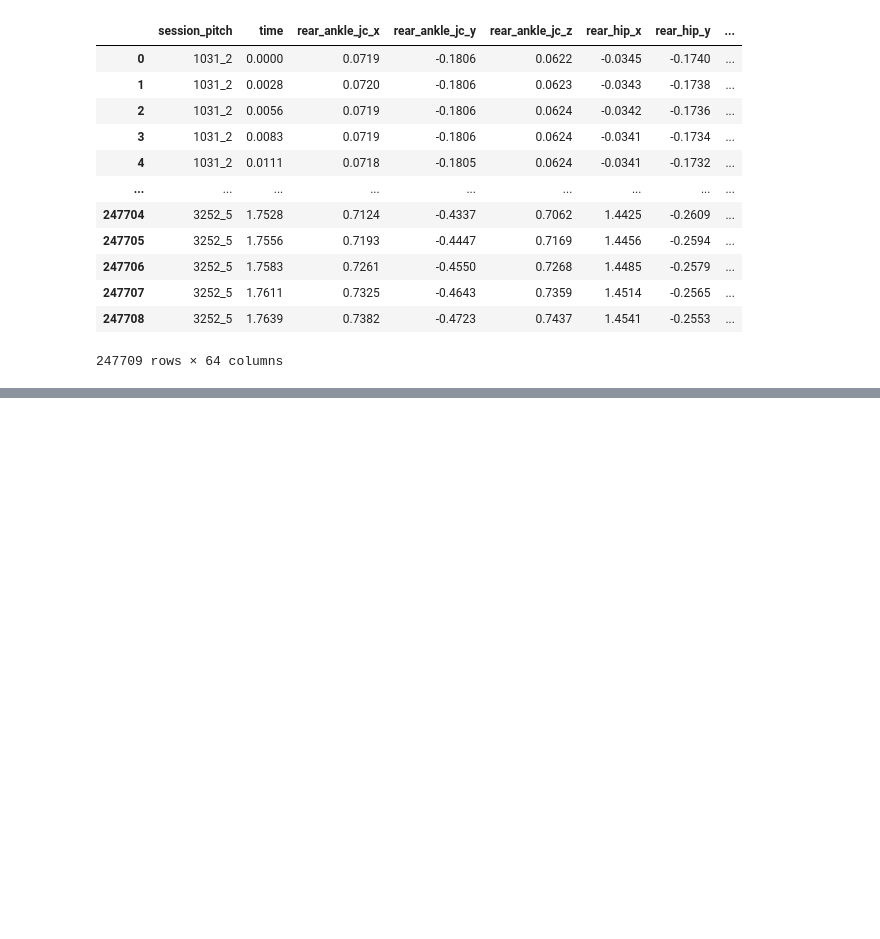
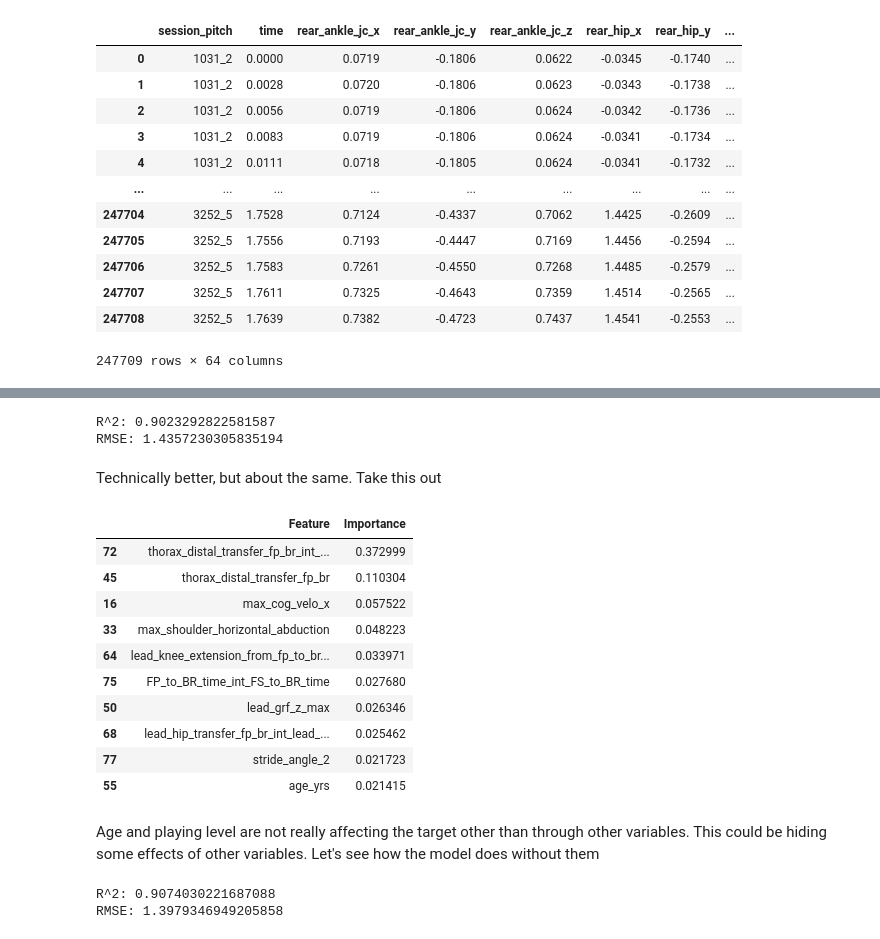
Before and after one commit to gabriel31levy34/OpenBiomechanics, a Jupyter notebook: EDA.ipynb, the cells around one changed output, grey strips where cells are left out. Drawn from its saved outputs; the diff is of its cells as text; code cells hidden in the pictures; blank space fills up the shorter version.

```diff
--- a/EDA.ipynb
+++ b/EDA.ipynb
@@ -2221,0 +2259,18 @@ importance_df.tail(10)
+# %%
+x_train=poi_train_new.drop(columns=['session_pitch', 'pelvis_anterior_tilt_fp_2'], axis=1)
+x_val = poi_val_new.drop(columns=['session_pitch', 'pelvis_anterior_tilt_fp_2'], axis=1)
+
+linear_model = xgb.XGBRegressor(max_depth = 10, reg_lambda = 1.146)
+linear_model.fit(x_train, mph_train)
+
+r_squared = linear_model.score(x_val, mph_val)
+print('R^2: ' + str(r_squared))
+
+predictions = linear_model.predict(x_val)
+rmse = np.sqrt(mean_squared_error(mph_val, predictions))
+print('RMSE: ' + str(rmse))
+# %% [output]
+R^2: 0.9023292822581587
+RMSE: 1.4357230305835194
+# %% [markdown]
+Technically better, but about the same. Take this out
@@ -2221,0 +2280,35 @@ importance_df.tail(10)
+# %%
+feature_importance = linear_model.feature_importances_
+importance_df = pd.DataFrame({'Feature': x_train.columns, 'Importance': feature_importance})
+importance_df = importance_df.sort_values(by='Importance', ascending=False)
+importance_df.head(10)
+# %% [output]
+|  | Feature | Importance |
+| 72 | thorax_distal_transfer_fp_br_int_... | 0.372999 |
+| 45 | thorax_distal_transfer_fp_br | 0.110304 |
+| 16 | max_cog_velo_x | 0.057522 |
+| 33 | max_shoulder_horizontal_abduction | 0.048223 |
+| 64 | lead_knee_extension_from_fp_to_br... | 0.033971 |
+| 75 | FP_to_BR_time_int_FS_to_BR_time | 0.027680 |
+| 50 | lead_grf_z_max | 0.026346 |
+| 68 | lead_hip_transfer_fp_br_int_lead_... | 0.025462 |
+| 77 | stride_angle_2 | 0.021723 |
+| 55 | age_yrs | 0.021415 |
+# %% [markdown]
+Age and playing level are not really affecting the target other than through other variables. This could be hiding some effects of other variables. Let's see how the model does without them
+# %%
+x_train=poi_train_new.drop(columns=['session_pitch', 'age_yrs', 'playing_level'], axis=1)
+x_val = poi_val_new.drop(columns=['session_pitch', 'age_yrs', 'playing_level'], axis=1)
+
+linear_model = xgb.XGBRegressor(max_depth = 8, reg_lambda = 1.1455)
+linear_model.fit(x_train, mph_train)
+
+r_squared = linear_model.score(x_val, mph_val)
+print('R^2: ' + str(r_squared))
+
+predictions = linear_model.predict(x_val)
+rmse = np.sqrt(mean_squared_error(mph_val, predictions))
+print('RMSE: ' + str(rmse))
+# %% [output]
+R^2: 0.9074030221687088
+RMSE: 1.3979346949205858
```
Also changed, not shown: parts of 14 cells of this notebook.
